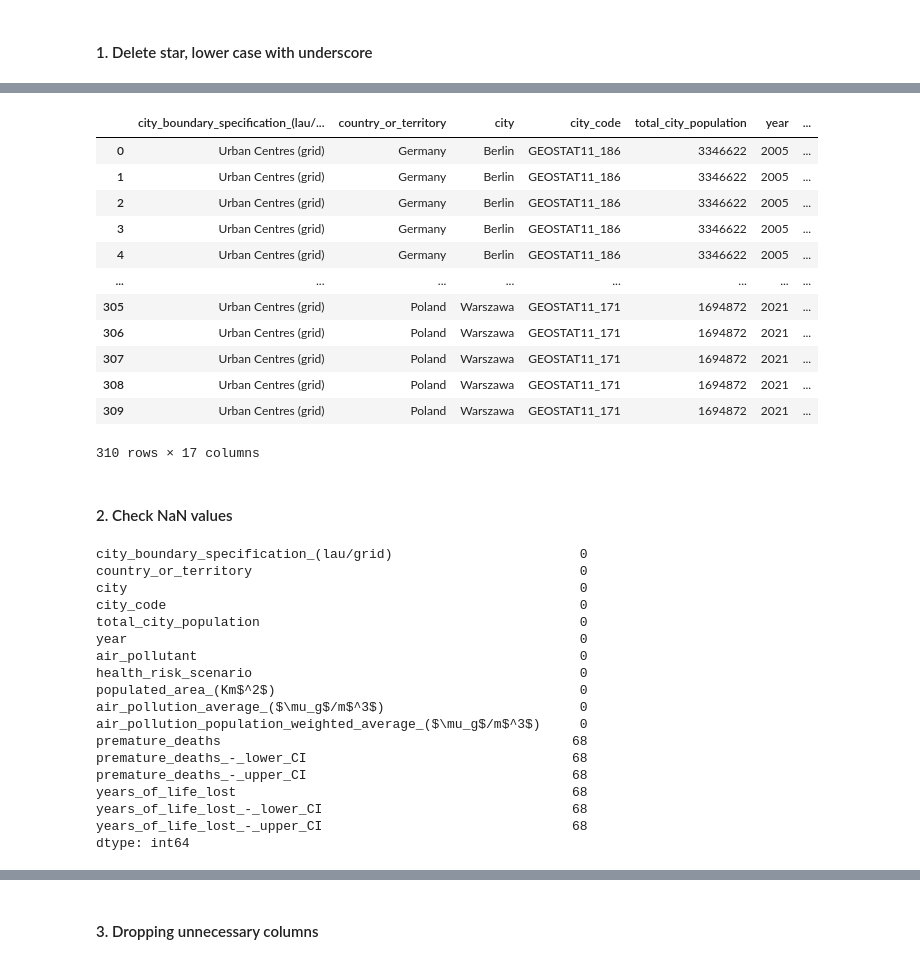
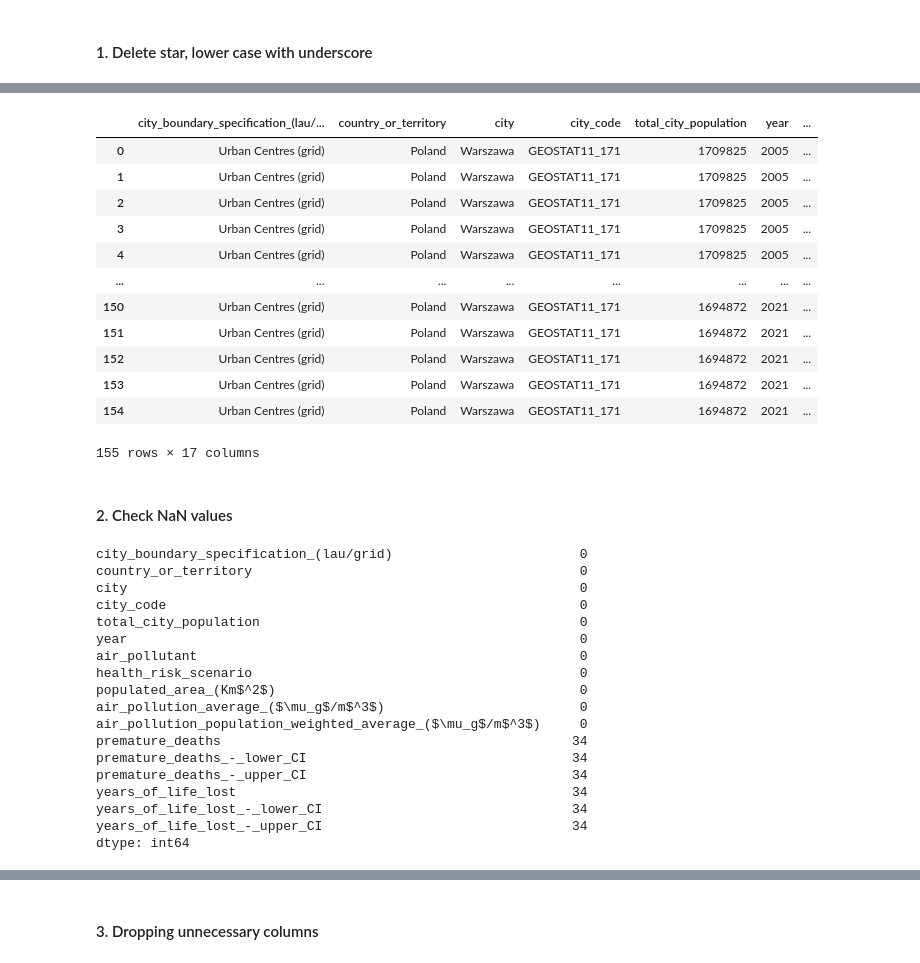
Before and after one commit to katchuli/PROJECT-Low-Emission-Zone-, a Jupyter notebook: files_for_the_project/Project_LOW_EMISSIONS_ZONE.ipynb, the cells around one changed output, grey strips where cells are left out. Drawn from its saved outputs; the diff is of its cells as text; code cells hidden in the pictures.

```diff
--- a/files_for_the_project/Project_LOW_EMISSIONS_ZONE.ipynb
+++ b/files_for_the_project/Project_LOW_EMISSIONS_ZONE.ipynb
@@ -81,6 +62,11 @@ df3 = df3.rename(columns={'Total City Population *': 'Total City Population'})
 # %%
 cols = []
-for col in df3.columns:
+for col in dfb.columns:
     cols.append(col.lower())
-df3.columns = cols
+dfb.columns = cols
+# %%
+cols = []
+for col in dfw.columns:
+    cols.append(col.lower())
+dfw.columns = cols
 # %%
@@ -88,2 +74,5 @@ df3 = df3.rename(columns={'populated area [km2]': 'populated area (Km$^2$)', 'ai
   })
+# %%
+dfw = dfw.rename(columns={'populated area [km2]': 'populated area (Km$^2$)', 'air pollution average [ug/m3]': 'air pollution average ($\mu g$/m$^3$)', 'air pollution population weighted average [ug/m3]': 'air pollution population weighted average ($\mu g$/m$^3$)', 'premature deaths - lower ci': 'premature deaths - lower CI', 'premature deaths - upper ci': 'premature deaths - upper CI', 'years of life lost - lower ci': 'years of life lost - lower CI', 'years of life lost - upper ci': 'years of life lost - upper CI'
+  })
 # %%
@@ -90,0 +80,2 @@ df3.columns = df3.columns.str.replace(' ', '_')
+# %%
+dfw.columns = dfw.columns.str.replace(' ', '_')
@@ -91,23 +98,23 @@ df3.columns = df3.columns.str.replace(' ', '_')
 # %%
-df3
+dfw
 # %% [output]
 |  | city_boundary_specification_(lau/... | country_or_territory | city | city_code | total_city_population | year | ... |
-| 0 | Urban Centres (grid) | Germany | Berlin | GEOSTAT11_186 | 3346622 | 2005 | ... |
-| 1 | Urban Centres (grid) | Germany | Berlin | GEOSTAT11_186 | 3346622 | 2005 | ... |
-| 2 | Urban Centres (grid) | Germany | Berlin | GEOSTAT11_186 | 3346622 | 2005 | ... |
-| 3 | Urban Centres (grid) | Germany | Berlin | GEOSTAT11_186 | 3346622 | 2005 | ... |
-| 4 | Urban Centres (grid) | Germany | Berlin | GEOSTAT11_186 | 3346622 | 2005 | ... |
+| 0 | Urban Centres (grid) | Poland | Warszawa | GEOSTAT11_171 | 1709825 | 2005 | ... |
+| 1 | Urban Centres (grid) | Poland | Warszawa | GEOSTAT11_171 | 1709825 | 2005 | ... |
+| 2 | Urban Centres (grid) | Poland | Warszawa | GEOSTAT11_171 | 1709825 | 2005 | ... |
+| 3 | Urban Centres (grid) | Poland | Warszawa | GEOSTAT11_171 | 1709825 | 2005 | ... |
+| 4 | Urban Centres (grid) | Poland | Warszawa | GEOSTAT11_171 | 1709825 | 2005 | ... |
 | ... | ... | ... | ... | ... | ... | ... | ... |
-| 305 | Urban Centres (grid) | Poland | Warszawa | GEOSTAT11_171 | 1694872 | 2021 | ... |
-| 306 | Urban Centres (grid) | Poland | Warszawa | GEOSTAT11_171 | 1694872 | 2021 | ... |
-| 307 | Urban Centres (grid) | Poland | Warszawa | GEOSTAT11_171 | 1694872 | 2021 | ... |
-| 308 | Urban Centres (grid) | Poland | Warszawa | GEOSTAT11_171 | 1694872 | 2021 | ... |
-| 309 | Urban Centres (grid) | Poland | Warszawa | GEOSTAT11_171 | 1694872 | 2021 | ... |
+| 150 | Urban Centres (grid) | Poland | Warszawa | GEOSTAT11_171 | 1694872 | 2021 | ... |
+| 151 | Urban Centres (grid) | Poland | Warszawa | GEOSTAT11_171 | 1694872 | 2021 | ... |
+| 152 | Urban Centres (grid) | Poland | Warszawa | GEOSTAT11_171 | 1694872 | 2021 | ... |
+| 153 | Urban Centres (grid) | Poland | Warszawa | GEOSTAT11_171 | 1694872 | 2021 | ... |
+| 154 | Urban Centres (grid) | Poland | Warszawa | GEOSTAT11_171 | 1694872 | 2021 | ... |
-310 rows × 17 columns
+155 rows × 17 columns
 # %% [markdown]
 #### 2. Check NaN values
 # %%
-df3.isna().sum()
+dfb.isna().sum()
 # %% [output]
 city_boundary_specification_(lau/grid)                        0
 country_or_territory                                          0
@@ -120,10 +127,10 @@ health_risk_scenario                                          0
 populated_area_(Km$^2$)                                       0
 air_pollution_average_($\mu_g$/m$^3$)                         0
 air_pollution_population_weighted_average_($\mu_g$/m$^3$)     0
-premature_deaths                                             68
-premature_deaths_-_lower_CI                                  68
-premature_deaths_-_upper_CI                                  68
-years_of_life_lost                                           68
-years_of_life_lost_-_lower_CI                                68
-years_of_life_lost_-_upper_CI                                68
+premature_deaths                                             34
+premature_deaths_-_lower_CI                                  34
+premature_deaths_-_upper_CI                                  34
+years_of_life_lost                                           34
+years_of_life_lost_-_lower_CI                                34
+years_of_life_lost_-_upper_CI                                34
 dtype: int64
```
Also changed, not shown: parts of 46 cells of this notebook, 3 other files.
